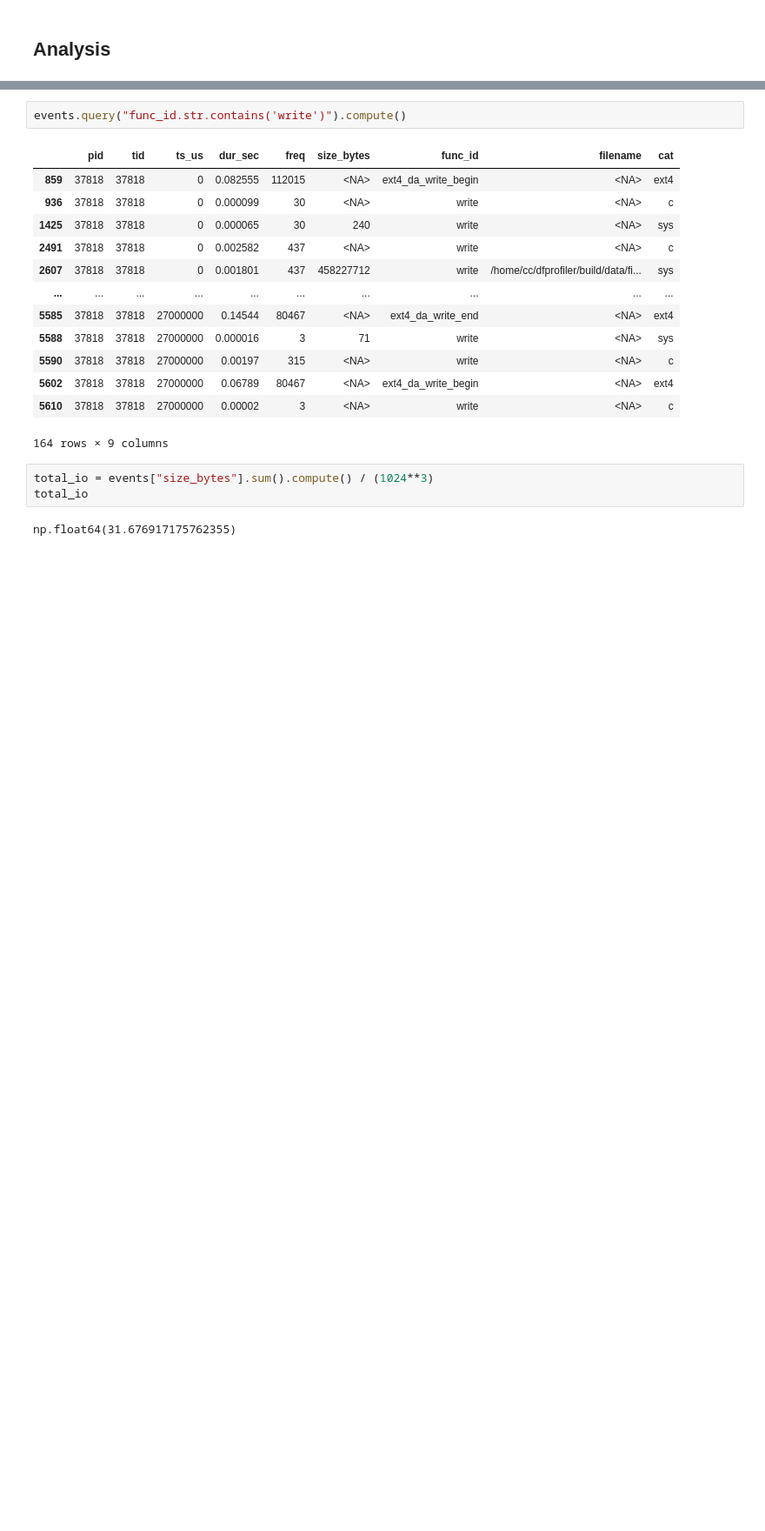
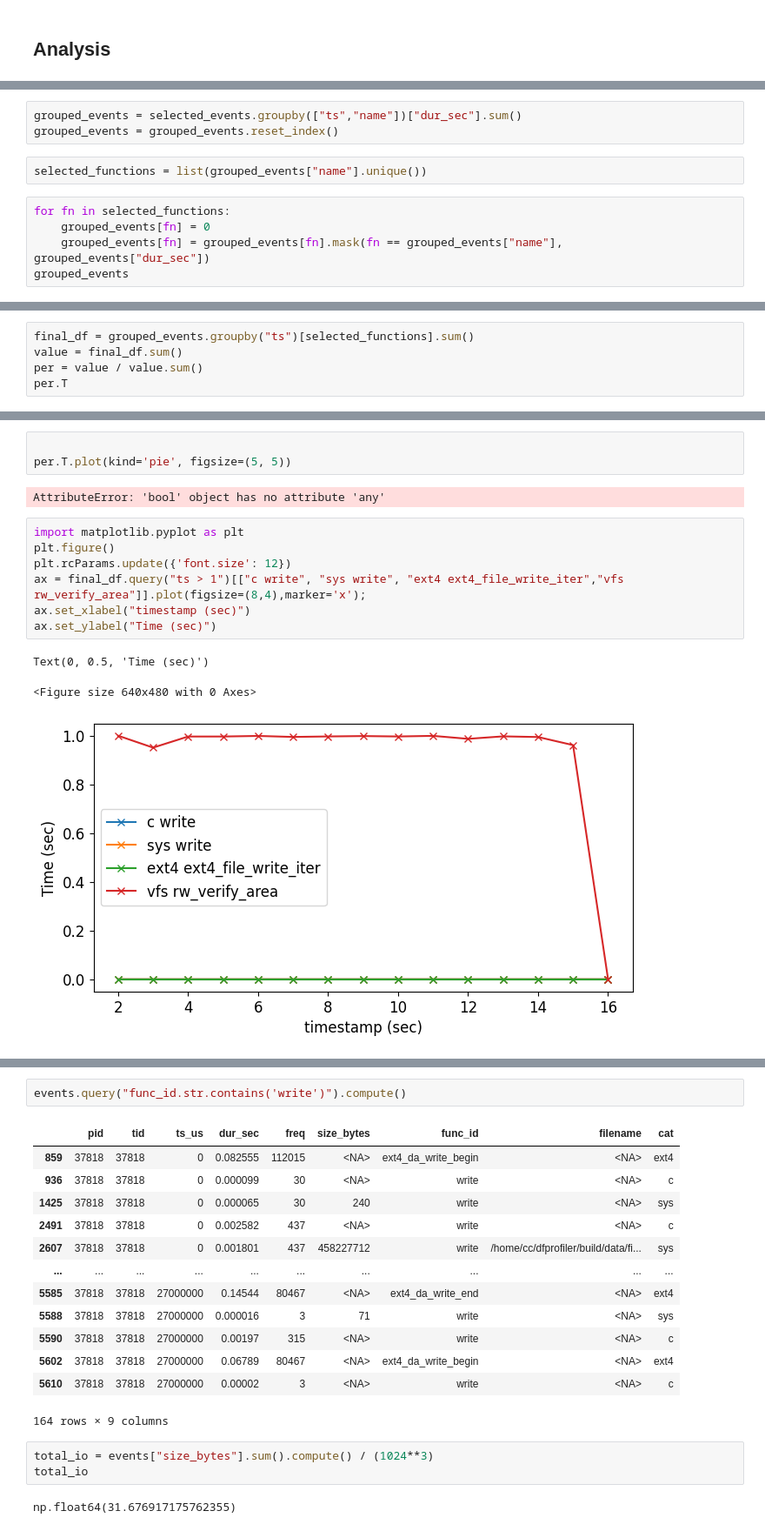
Before and after one commit to hariharan-devarajan/datacrumbs, a Jupyter notebook: analysis/analysis.ipynb, the cells around one changed output, grey strips where cells are left out. Shown: that part at 87% size. Saved outputs shown, nothing was run; the diff lists cells and outputs as text; blank space fills up the shorter version.

```diff
--- a/analysis/analysis.ipynb
+++ b/analysis/analysis.ipynb
@@ -165,0 +300,10 @@ events.head()
+# %%
+grouped_events = selected_events.groupby(["ts","name"])["dur_sec"].sum()
+grouped_events = grouped_events.reset_index()
+# %%
+selected_functions = list(grouped_events["name"].unique())
+# %%
+for fn in selected_functions:
+    grouped_events[fn] = 0
+    grouped_events[fn] = grouped_events[fn].mask(fn == grouped_events["name"], grouped_events["dur_sec"])
+grouped_events
@@ -165,0 +324,5 @@ events.head()
+# %%
+final_df = grouped_events.groupby("ts")[selected_functions].sum()
+value = final_df.sum()
+per = value / value.sum()
+per.T
@@ -165,0 +342,16 @@ events.head()
+# %%
+
+per.T.plot(kind='pie', figsize=(5, 5))
+# %% [output]
+AttributeError: 'bool' object has no attribute 'any'
+# %%
+import matplotlib.pyplot as plt
+plt.figure()
+plt.rcParams.update({'font.size': 12})
+ax = final_df.query("ts > 1")[["c write", "sys write", "ext4 ext4_file_write_iter","vfs rw_verify_area"]].plot(figsize=(8,4),marker='x');
+ax.set_xlabel("timestamp (sec)")
+ax.set_ylabel("Time (sec)")
+# %% [output]
+Text(0, 0.5, 'Time (sec)')
+<Figure size 640x480 with 0 Axes>
+[figure, added]
```
Also changed, not shown: parts of 16 cells of this notebook, 48 other files.
